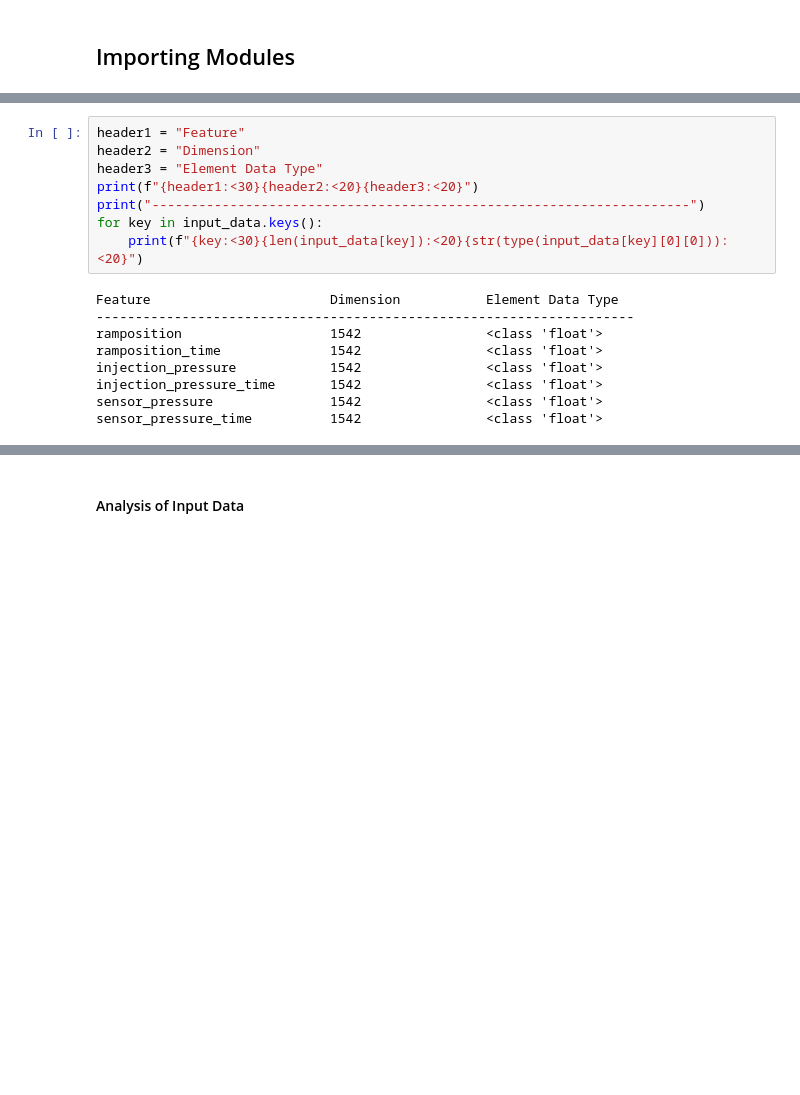
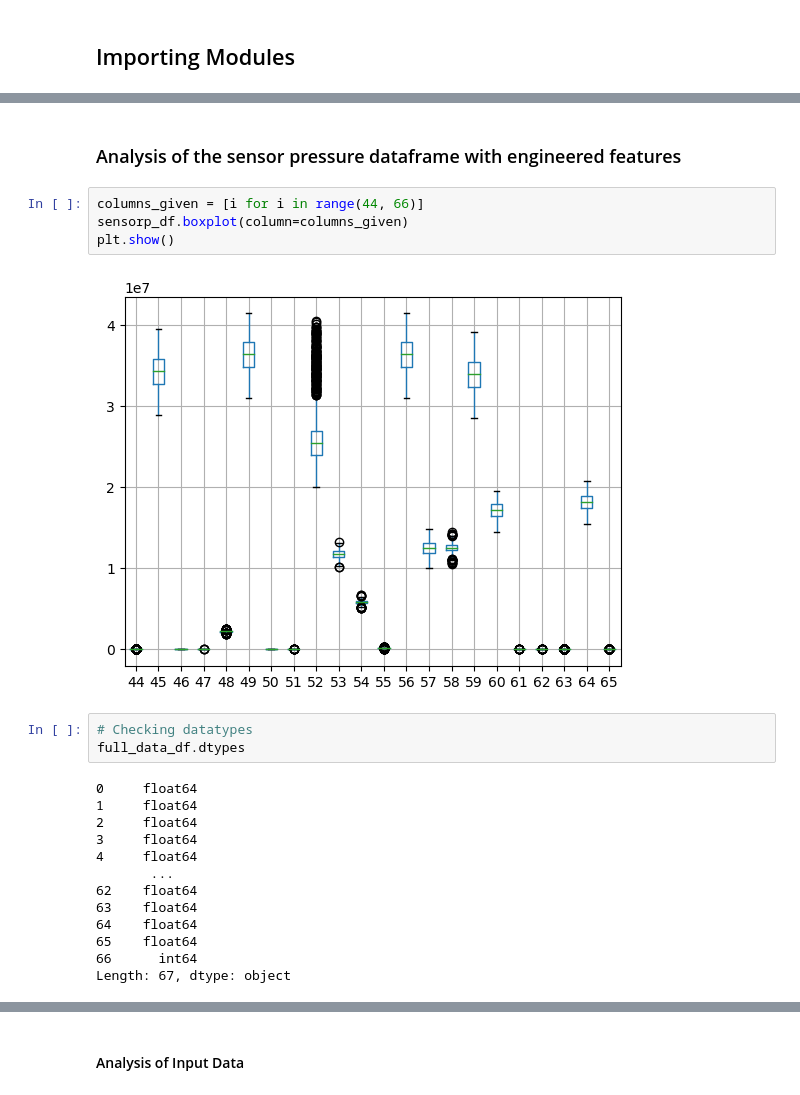
Before and after one commit to Alfredo-Vargas/ai4im, a Jupyter notebook: data/simulated/ai4im-fea.ipynb, the cells around one changed output, grey strips where cells are left out. Drawn from its saved outputs; the diff is of its cells as text; blank space fills up the shorter version.

```diff
--- a/data/simulated/ai4im.ipynb
+++ b/data/simulated/ai4im-fea.ipynb
@@ -33,17 +91,24 @@ input_data_df.head()
+# %% [markdown]
+### Analysis of the sensor pressure dataframe with engineered features
+# %%
+columns_given = [i for i in range(44, 66)]
+sensorp_df.boxplot(column=columns_given)
+plt.show()
+# %% [output]
+[figure, added]
 # %%
-header1 = "Feature"
-header2 = "Dimension"
-header3 = "Element Data Type"
-print(f"{header1:<30}{header2:<20}{header3:<20}")
-print("---------------------------------------------------------------------")
-for key in input_data.keys():
-    print(f"{key:<30}{len(input_data[key]):<20}{str(type(input_data[key][0][0])):<20}")
+# Checking datatypes
+full_data_df.dtypes
 # %% [output]
-Feature                       Dimension           Element Data Type
----------------------------------------------------------------------
-ramposition                   1542                <class 'float'>
-ramposition_time              1542                <class 'float'>
-injection_pressure            1542                <class 'float'>
-injection_pressure_time       1542                <class 'float'>
-sensor_pressure               1542                <class 'float'>
-sensor_pressure_time          1542                <class 'float'>
+0     float64
+1     float64
+2     float64
+3     float64
+4     float64
+       ...
+62    float64
+63    float64
+64    float64
+65    float64
+66      int64
+Length: 67, dtype: object
```
Also changed, not shown: parts of 18 cells of this notebook, 1 other file.
